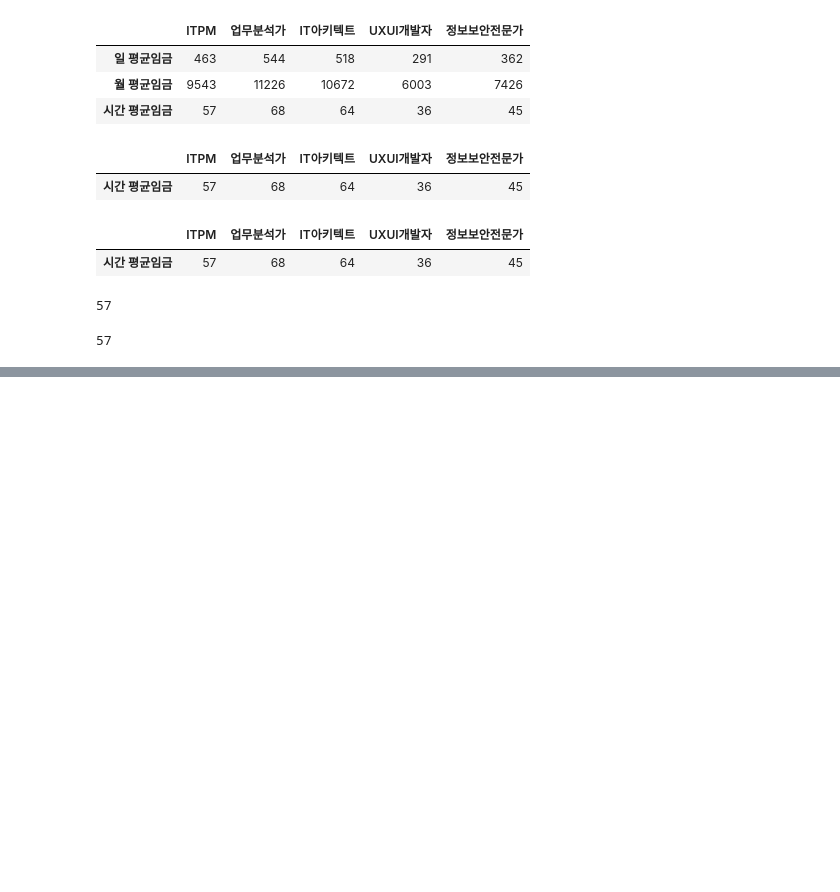
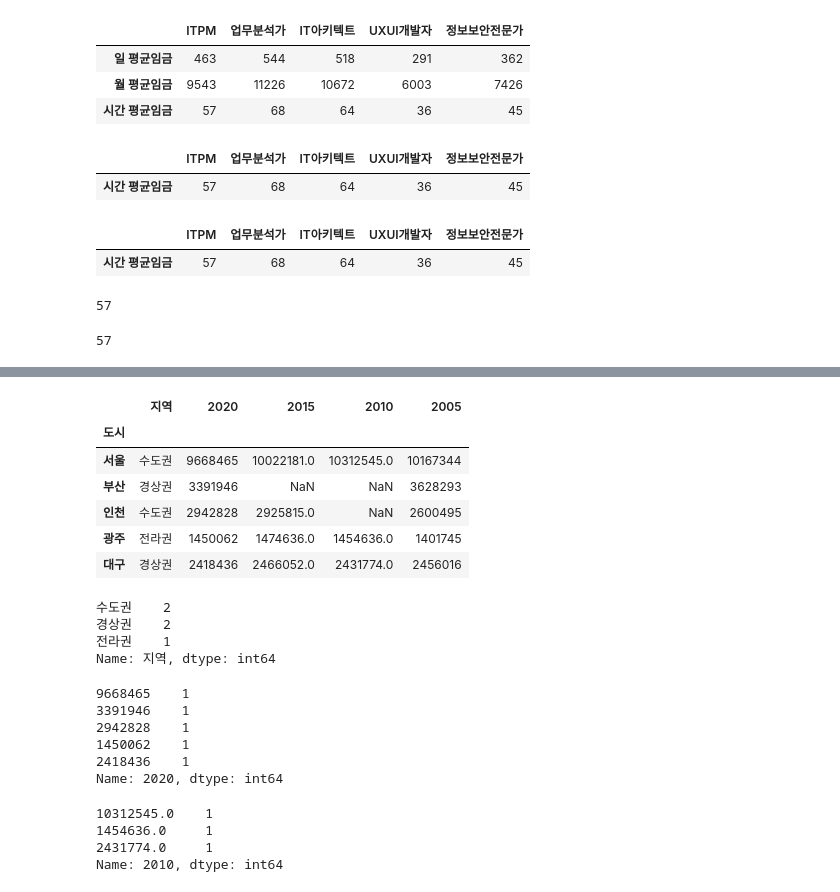
Before and after one commit to Rangbit/Python_study, a Jupyter notebook: Python Library/2.Pandas Library.ipynb, the cells around one changed output, grey strips where cells are left out. Saved outputs shown, nothing was run; the diff lists cells and outputs as text; code cells hidden in the pictures; blank space fills up the shorter version.

```diff
--- a/Python Library/2.Pandas Library.ipynb
+++ b/Python Library/2.Pandas Library.ipynb
@@ -421,0 +479,36 @@ display(df2.iloc[0:2,2:4])
+# %%
+pop = pd.read_csv('./population.csv', encoding='UTF-8', index_col='도시')
+pop
+# %% [output]
+|  | 지역 | 2020 | 2015 | 2010 | 2005 |
+| 도시 |  |  |  |  |  |
+| 서울 | 수도권 | 9668465 | 10022181.0 | 10312545.0 | 10167344 |
+| 부산 | 경상권 | 3391946 | NaN | NaN | 3628293 |
+| 인천 | 수도권 | 2942828 | 2925815.0 | NaN | 2600495 |
+| 광주 | 전라권 | 1450062 | 1474636.0 | 1454636.0 | 1401745 |
+| 대구 | 경상권 | 2418436 | 2466052.0 | 2431774.0 | 2456016 |
+# %%
+# 각각의 값이 나온 횟수를 세어주는 기능
+pop['지역'].value_counts()
+# %% [output]
+수도권    2
+경상권    2
+전라권    1
+Name: 지역, dtype: int64
+# %%
+pop['2020'].value_counts()
+# %% [output]
+9668465    1
+3391946    1
+2942828    1
+1450062    1
+2418436    1
+Name: 2020, dtype: int64
+# %%
+# 결측치(NaN)은 count X
+pop['2010'].value_counts()
+# %% [output]
+10312545.0    1
+1454636.0     1
+2431774.0     1
+Name: 2010, dtype: int64
```
Also changed, not shown: parts of 38 cells of this notebook, 2 other files.
